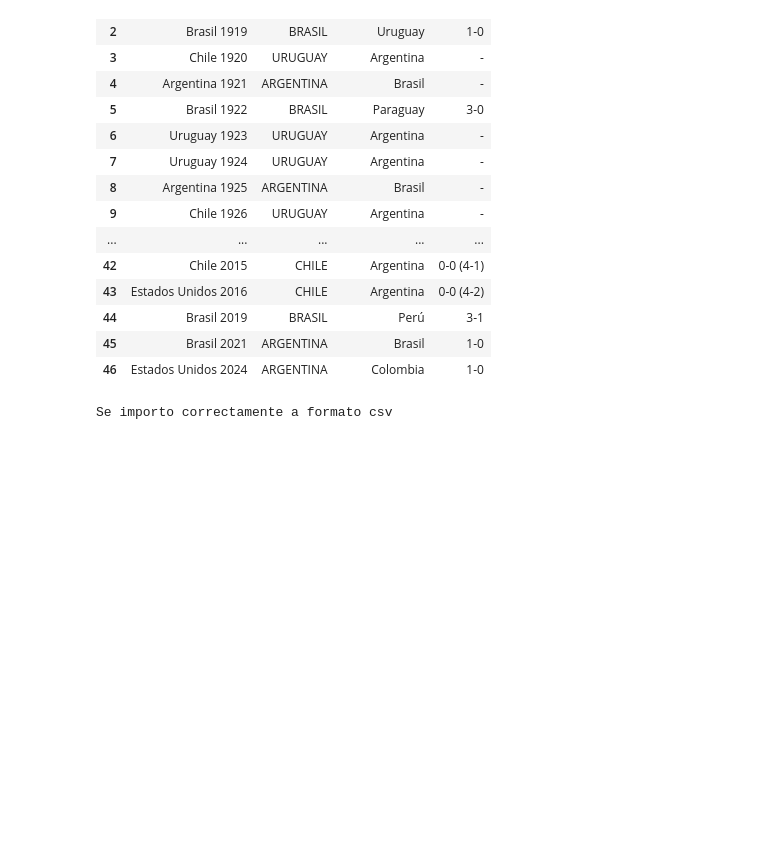
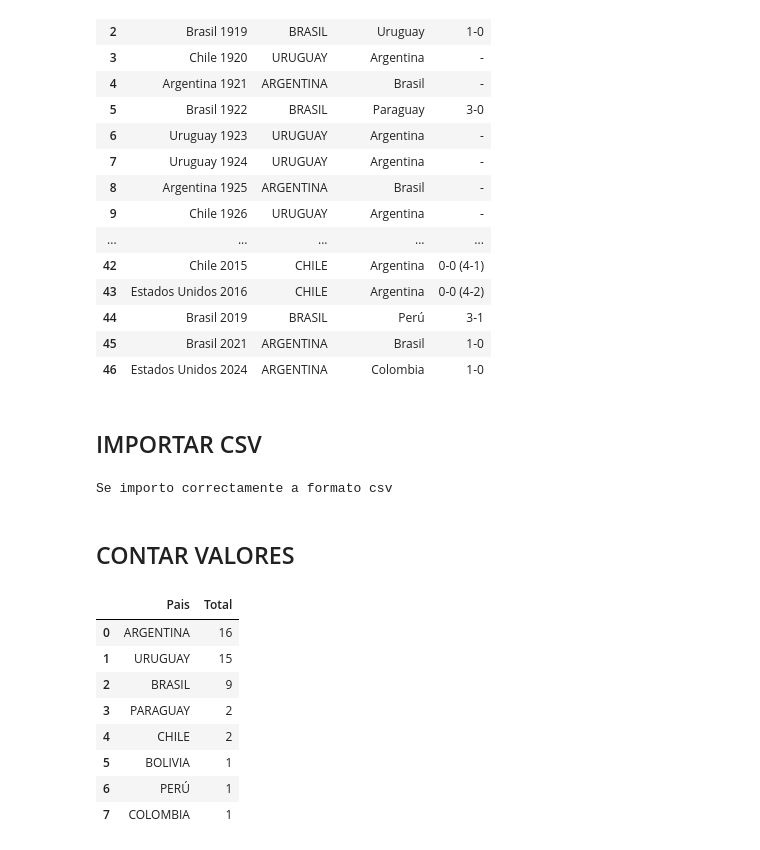
Before and after one commit to LuisOchoa1495/LIBRERIAS-DATA-SCIENCE, a Jupyter notebook: JUPYTER NOTEBOOK/Ejemplo_pandas.ipynb, the cells around one changed output. Cells and saved outputs as stored; diff of their text form; code cells hidden in the pictures; blank space fills up the shorter version.

```diff
--- a/JUPYTER NOTEBOOK/Ejemplo_pandas.ipynb
+++ b/JUPYTER NOTEBOOK/Ejemplo_pandas.ipynb
@@ -73,9 +84,28 @@ dataframe
 | 44 | Brasil 2019 | BRASIL | Perú | 3-1 |
 | 45 | Brasil 2021 | ARGENTINA | Brasil | 1-0 |
 | 46 | Estados Unidos 2024 | ARGENTINA | Colombia | 1-0 |
+# %% [markdown]
+## IMPORTAR CSV
 # %%
 if(True):
     dataframe.to_csv('.\copa_america_campeones.csv')
     print('Se importo correctamente a formato csv')
 # %% [output]
 Se importo correctamente a formato csv
+# %% [markdown]
+## CONTAR VALORES
+# %%
+df=dataframe['CAMPEÓN'].value_counts()
+df=df.reset_index()
+df.columns=['Pais', 'Total']
+df
+# %% [output]
+|  | Pais | Total |
+| 0 | ARGENTINA | 16 |
+| 1 | URUGUAY | 15 |
+| 2 | BRASIL | 9 |
+| 3 | PARAGUAY | 2 |
+| 4 | CHILE | 2 |
+| 5 | BOLIVIA | 1 |
+| 6 | PERÚ | 1 |
+| 7 | COLOMBIA | 1 |
```
Also changed, not shown: parts of 10 cells of this notebook, 2 other files.
